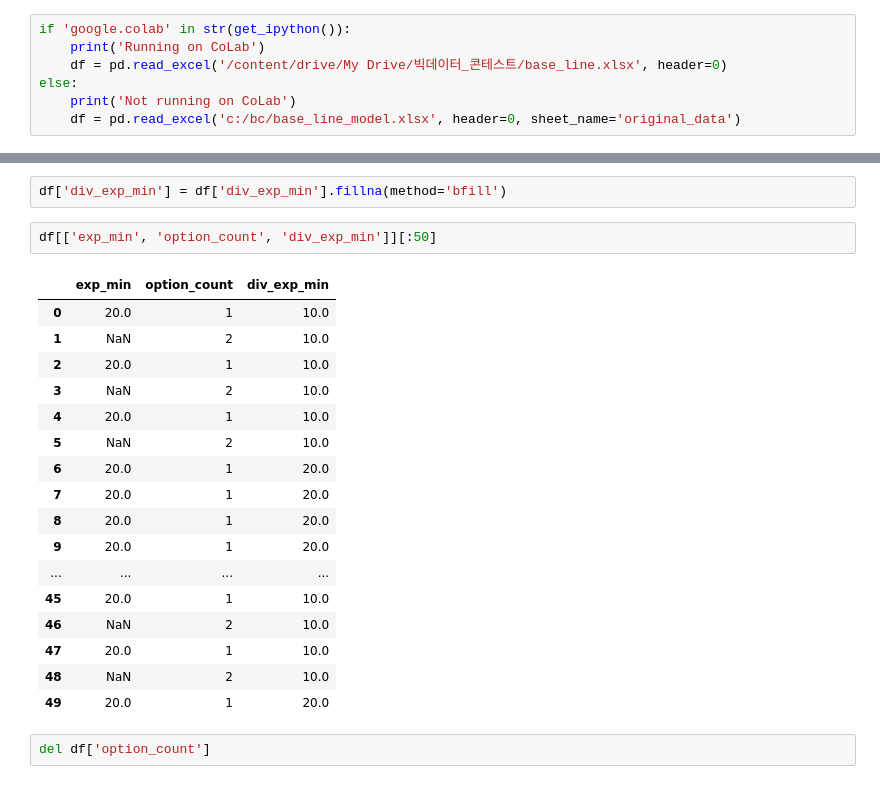
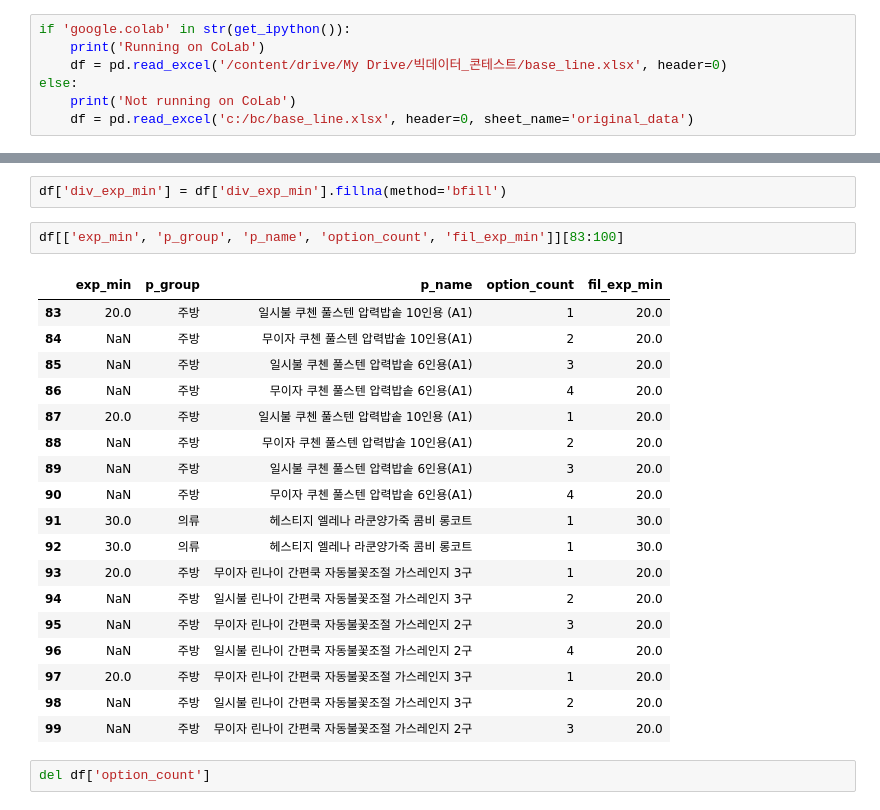
Before and after one commit to bombom93/bigcontest, a Jupyter notebook: hyeryeon/exp__min 나누기.ipynb, the cells around one changed output, grey strips where cells are left out. Drawn from its saved outputs; the diff is of its cells as text.

```diff
--- a/hyeryeon/exp__min 나누기.ipynb
+++ b/hyeryeon/exp__min 나누기.ipynb
@@ -15,7 +15,7 @@ if 'google.colab' in str(get_ipython()):
     df = pd.read_excel('/content/drive/My Drive/빅데이터_콘테스트/base_line.xlsx', header=0)
 else:
     print('Not running on CoLab')
-    df = pd.read_excel('c:/bc/base_line_model.xlsx', header=0, sheet_name='original_data')
+    df = pd.read_excel('c:/bc/base_line.xlsx', header=0, sheet_name='original_data')
 # %% [output]
 Not running on CoLab
 # %%
@@ -78,25 +78,26 @@ df['div_exp_min'] = div_exp_min
 # %%
 df['div_exp_min'] = df['div_exp_min'].fillna(method='bfill')
 # %%
-df[['exp_min', 'option_count', 'div_exp_min']][:50]
+df[['exp_min', 'p_group', 'p_name', 'option_count', 'fil_exp_min']][83:100]
 # %% [output]
-|  | exp_min | option_count | div_exp_min |
-| 0 | 20.0 | 1 | 10.0 |
-| 1 | NaN | 2 | 10.0 |
-| 2 | 20.0 | 1 | 10.0 |
-| 3 | NaN | 2 | 10.0 |
-| 4 | 20.0 | 1 | 10.0 |
-| 5 | NaN | 2 | 10.0 |
-| 6 | 20.0 | 1 | 20.0 |
-| 7 | 20.0 | 1 | 20.0 |
-| 8 | 20.0 | 1 | 20.0 |
-| 9 | 20.0 | 1 | 20.0 |
-| ... | ... | ... | ... |
-| 45 | 20.0 | 1 | 10.0 |
-| 46 | NaN | 2 | 10.0 |
-| 47 | 20.0 | 1 | 10.0 |
-| 48 | NaN | 2 | 10.0 |
-| 49 | 20.0 | 1 | 20.0 |
+|  | exp_min | p_group | p_name | option_count | fil_exp_min |
+| 83 | 20.0 | 주방 | 일시불 쿠첸 풀스텐 압력밥솥 10인용 (A1) | 1 | 20.0 |
+| 84 | NaN | 주방 | 무이자 쿠첸 풀스텐 압력밥솥 10인용(A1) | 2 | 20.0 |
+| 85 | NaN | 주방 | 일시불 쿠첸 풀스텐 압력밥솥 6인용(A1) | 3 | 20.0 |
+| 86 | NaN | 주방 | 무이자 쿠첸 풀스텐 압력밥솥 6인용(A1) | 4 | 20.0 |
+| 87 | 20.0 | 주방 | 일시불 쿠첸 풀스텐 압력밥솥 10인용 (A1) | 1 | 20.0 |
+| 88 | NaN | 주방 | 무이자 쿠첸 풀스텐 압력밥솥 10인용(A1) | 2 | 20.0 |
+| 89 | NaN | 주방 | 일시불 쿠첸 풀스텐 압력밥솥 6인용(A1) | 3 | 20.0 |
+| 90 | NaN | 주방 | 무이자 쿠첸 풀스텐 압력밥솥 6인용(A1) | 4 | 20.0 |
+| 91 | 30.0 | 의류 | 헤스티지 엘레나 라쿤양가죽 콤비 롱코트 | 1 | 30.0 |
+| 92 | 30.0 | 의류 | 헤스티지 엘레나 라쿤양가죽 콤비 롱코트 | 1 | 30.0 |
+| 93 | 20.0 | 주방 | 무이자 린나이 간편쿡 자동불꽃조절 가스레인지 3구 | 1 | 20.0 |
+| 94 | NaN | 주방 | 일시불 린나이 간편쿡 자동불꽃조절 가스레인지 3구 | 2 | 20.0 |
+| 95 | NaN | 주방 | 무이자 린나이 간편쿡 자동불꽃조절 가스레인지 2구 | 3 | 20.0 |
+| 96 | NaN | 주방 | 일시불 린나이 간편쿡 자동불꽃조절 가스레인지 2구 | 4 | 20.0 |
+| 97 | 20.0 | 주방 | 무이자 린나이 간편쿡 자동불꽃조절 가스레인지 3구 | 1 | 20.0 |
+| 98 | NaN | 주방 | 일시불 린나이 간편쿡 자동불꽃조절 가스레인지 3구 | 2 | 20.0 |
+| 99 | NaN | 주방 | 무이자 린나이 간편쿡 자동불꽃조절 가스레인지 2구 | 3 | 20.0 |
 # %%
 del df['option_count']
 # %%
```
Also changed, not shown: parts of 1 cell of this notebook, 1 other file.
